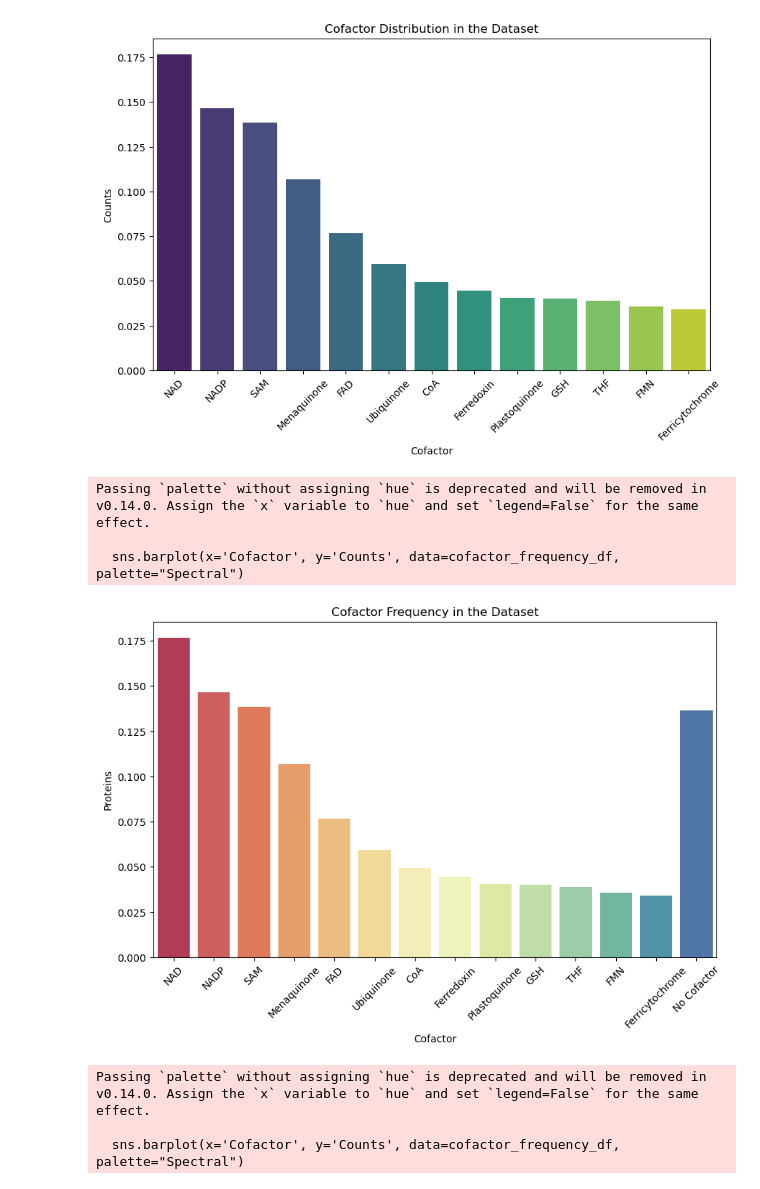
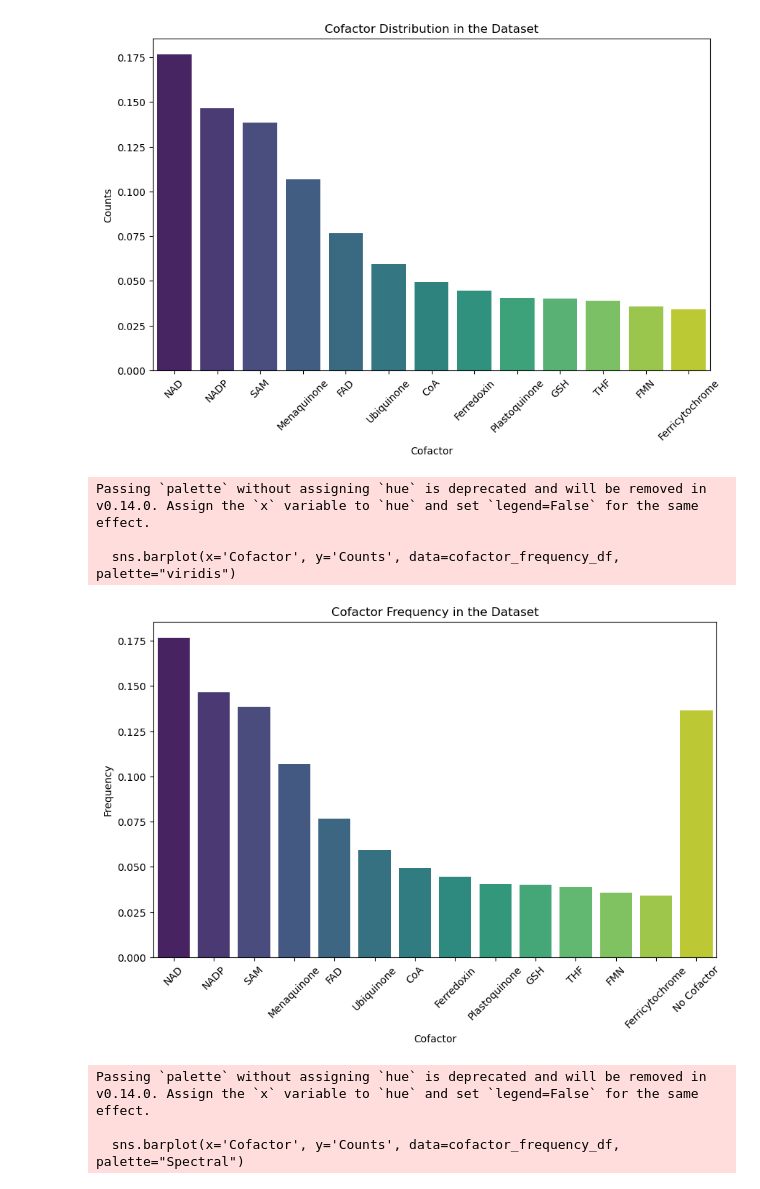
Before and after one commit to joanag05/CofactorPredictionTool, a Jupyter notebook: examples/datasets_analysis.ipynb, the cells around one changed output. Saved outputs shown, nothing was run; the diff lists cells and outputs as text; code cells hidden in the pictures.

```diff
--- a/examples/datasets_analysis.ipynb
+++ b/examples/datasets_analysis.ipynb
@@ -8,0 +11,2 @@ df = pd.read_csv('/home/jgoncalves/cofactor_prediction_tool/data/Final/final_dat
+# %%
+df1 = pd.read_csv('/home/jgoncalves/cofactor_prediction_tool/data/dataset/dataset.tsv', sep='\t')
@@ -92,7 +203,7 @@ max         1.000000      1.000000         1.000000      4841.000000
 ### Cofactor Distribution Analysis
 # %%
 
-cofactor_columns = df.columns[1:-1]
+cofactor_columns = df1.columns[1:-1]
 cofactor_columns
 # %% [output]
 Index(['SAM', 'NAD', 'NADP', 'FAD', 'CoA', 'THF', 'FMN', 'Menaquinone', 'GSH',
@@ -136,8 +247,8 @@ Ferricytochrome     2507
 dtype: int64
 # %%
 # cofactor frequency distribution
-cofactor_distribution = df[cofactor_columns].sum().sort_values(ascending=False)
-cofactor_frequency = cofactor_distribution / len(df)
+cofactor_distribution = df1[cofactor_columns].sum().sort_values(ascending=False)
+cofactor_frequency = cofactor_distribution / len(df1)
 # %%
 cofactor_frequency
 # %% [output]
@@ -161,9 +272,9 @@ dtype: float64
 1.1243889999999999
 # %%
 # protein ids with all cofactors = 0
-no_cofactors = df[df[cofactor_columns].sum(axis=1) == 0]
+no_cofactors = df1[df1[cofactor_columns].sum(axis=1) == 0]
 print("\nProtein ids with no cofactor:", len(no_cofactors))
-no_cofactors_frequency = len(no_cofactors) / len(df)
+no_cofactors_frequency = len(no_cofactors) / len(df1)
 print("\nProtein ids with no cofactor frequency:", no_cofactors_frequency)
 
 
@@ -226,31 +337,31 @@ Passing `palette` without assigning `hue` is deprecated and will be removed in v
 # %%
 import matplotlib.pyplot as plt
 import seaborn as sns
 import pandas as pd
 
 
 
 
 cofactor_frequency['No Cofactor'] = no_cofactors_frequency
 
 
 cofactor_frequency_df = pd.DataFrame({
     'Cofactor': cofactor_frequency.index,
     'Counts': cofactor_frequency.values
 })
 
 plt.figure(figsize=(10,6))
-sns.barplot(x='Cofactor', y='Counts', data=cofactor_frequency_df, palette="Spectral")
+sns.barplot(x='Cofactor', y='Counts', data=cofactor_frequency_df, palette="viridis")
 plt.xticks(rotation=45)
 plt.title('Cofactor Frequency in the Dataset')
 plt.xlabel('Cofactor')
-plt.ylabel('Number of Proteins')
+plt.ylabel('Frequency')
 plt.show()
 # %% [output]
 Passing `palette` without assigning `hue` is deprecated and will be removed in v0.14.0. Assign the `x` variable to `hue` and set `legend=False` for the same effect.
 
-  sns.barplot(x='Cofactor', y='Counts', data=cofactor_frequency_df, palette="Spectral")
+  sns.barplot(x='Cofactor', y='Counts', data=cofactor_frequency_df, palette="viridis")
-[figure, old version]
+[figure, new version]
 # %%
 import matplotlib.pyplot as plt
 import seaborn as sns
```
Also changed, not shown: parts of 11 cells of this notebook, 25 other files.
